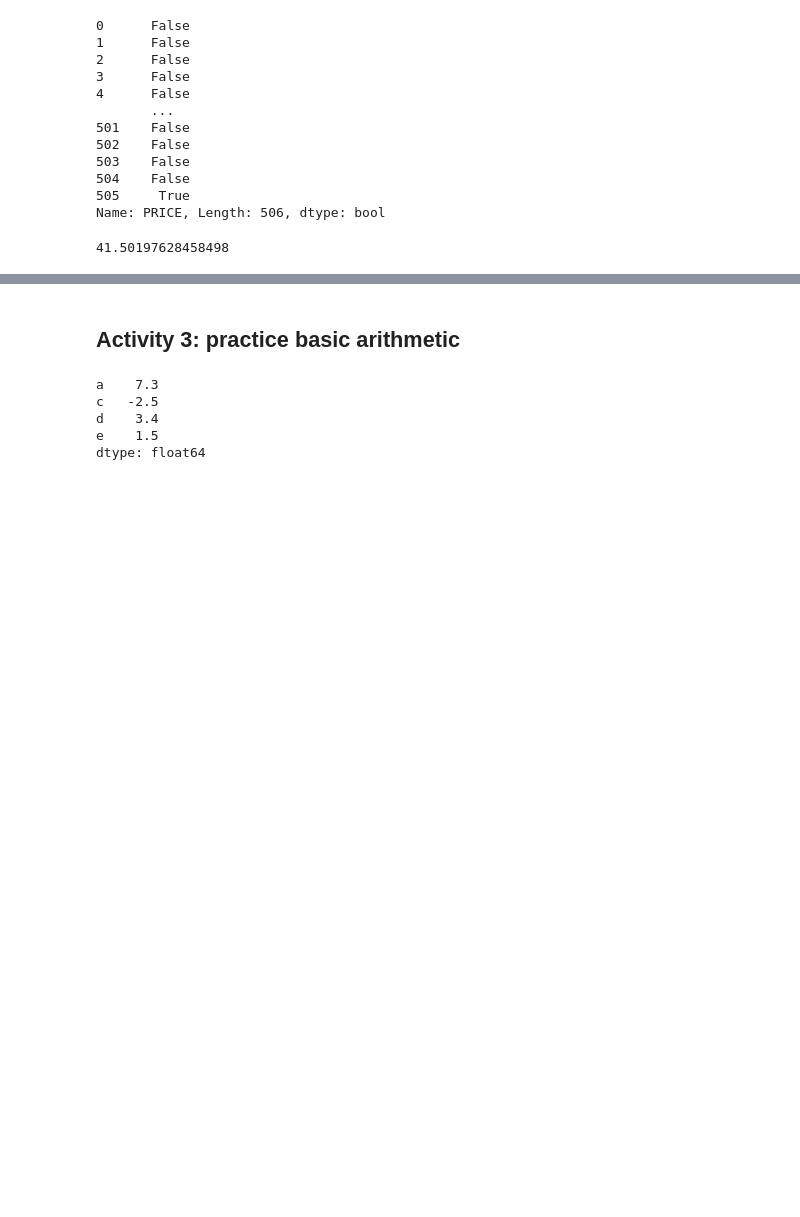
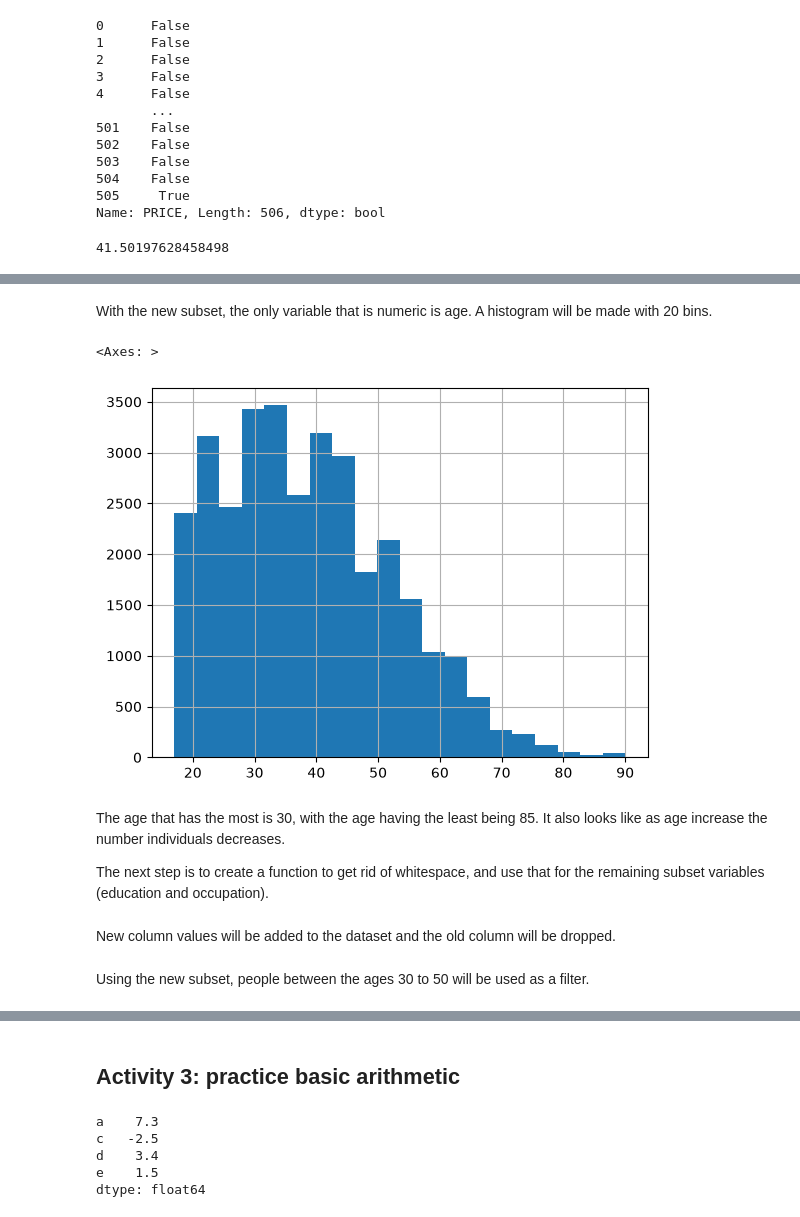
Before and after one commit to ro-rro/Data-Preparation, a Jupyter notebook: Week_3_4_Navarro.ipynb, the cells around one changed output, grey strips where cells are left out. Saved outputs shown, nothing was run; the diff lists cells and outputs as text; code cells hidden in the pictures; blank space fills up the shorter version.

```diff
--- a/Week_3_4_Navarro.ipynb
+++ b/Week_3_4_Navarro.ipynb
@@ -136,3 +138,12 @@ UCI.head()
 | 2 | 53 | Private | 234721 | 11th | 7 | Married-civ-spouse | Handlers-cleaners | Husband | Male | ... |
 | 3 | 28 | Private | 338409 | Bachelors | 13 | Married-civ-spouse | Prof-specialty | Wife | Female | ... |
 | 4 | 37 | Private | 284582 | Masters | 14 | Married-civ-spouse | Exec-managerial | Wife | Female | ... |
+# %%
+names = []
+
+with open('/Users/rosienavarro/Data_Science/adult_income_names.txt', 'r') as f:
+    for line in f:
+        var = line.split(":")[0].strip()
+        if var:
+            names.append(var)
+print(names[:10])
@@ -138,0 +152,5 @@ UCI.head()
+# %%
+names.append('Income')
+# %%
+UCI = pd.read_csv("/Users/rosienavarro/Data_Science/adult_income_data.csv", names=names)
+UCI.head()
@@ -138,0 +186,3 @@ UCI.head()
+# %%
+subset = UCI[['age', 'education', 'occupation']]
+subset.head()
@@ -138,0 +196,11 @@ UCI.head()
+# %% [markdown]
+With the new subset, the only variable that is numeric is age. A histogram will be made with 20 bins.
+# %%
+subset['age'].hist(bins=20)
+# %% [output]
+<Axes: >
+[figure, added]
+# %% [markdown]
+The age that has the most is 30, with the age having the least being 85. It also looks like as age increase the number individuals decreases.
+
+The next step is to create a function to get rid of whitespace, and use that for the remaining subset variables (education and occupation).
@@ -138,0 +210,2 @@ UCI.head()
+# %% [markdown]
+New column values will be added to the dataset and the old column will be dropped.
@@ -138,0 +222,2 @@ UCI.head()
+# %% [markdown]
+Using the new subset, people between the ages 30 to 50 will be used as a filter.
```
Also changed, not shown: parts of 28 cells of this notebook.
